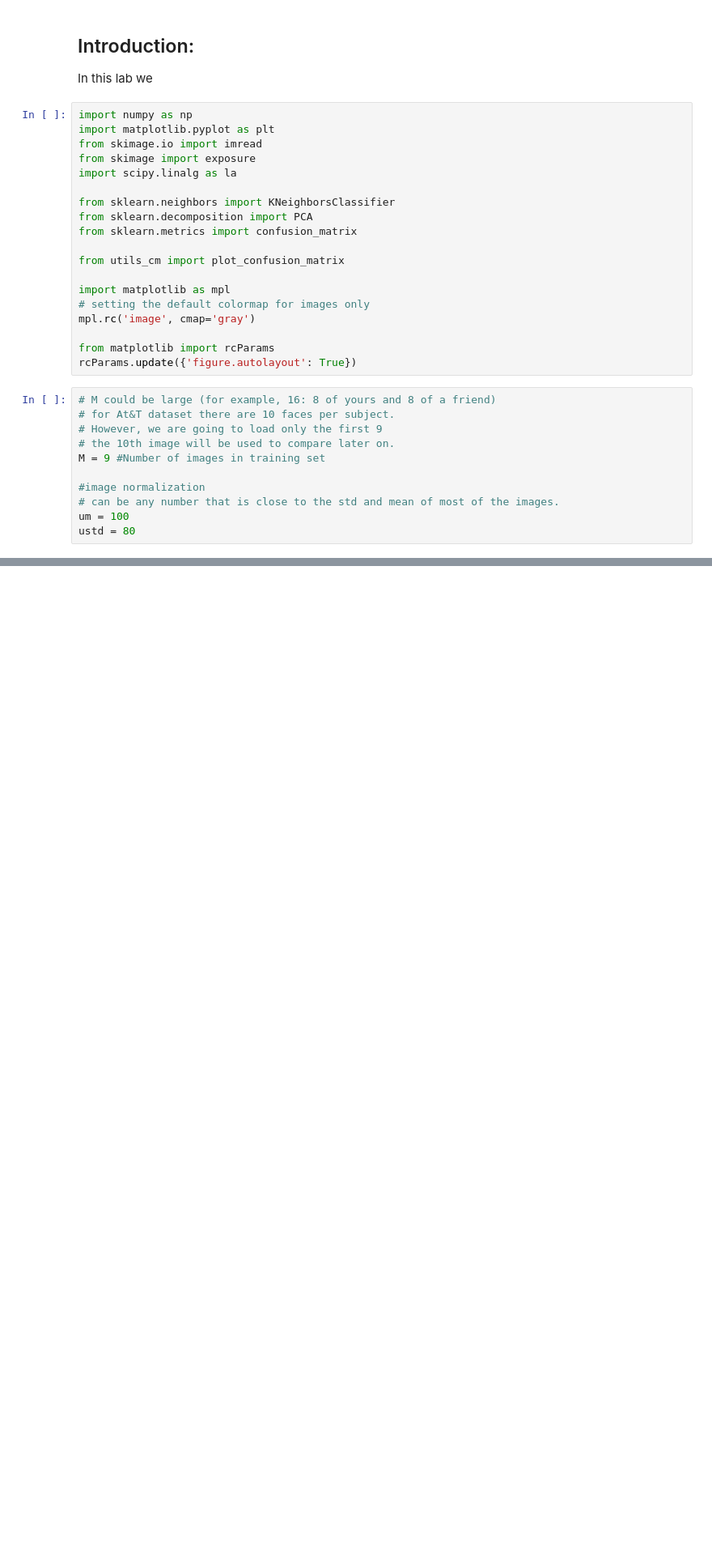
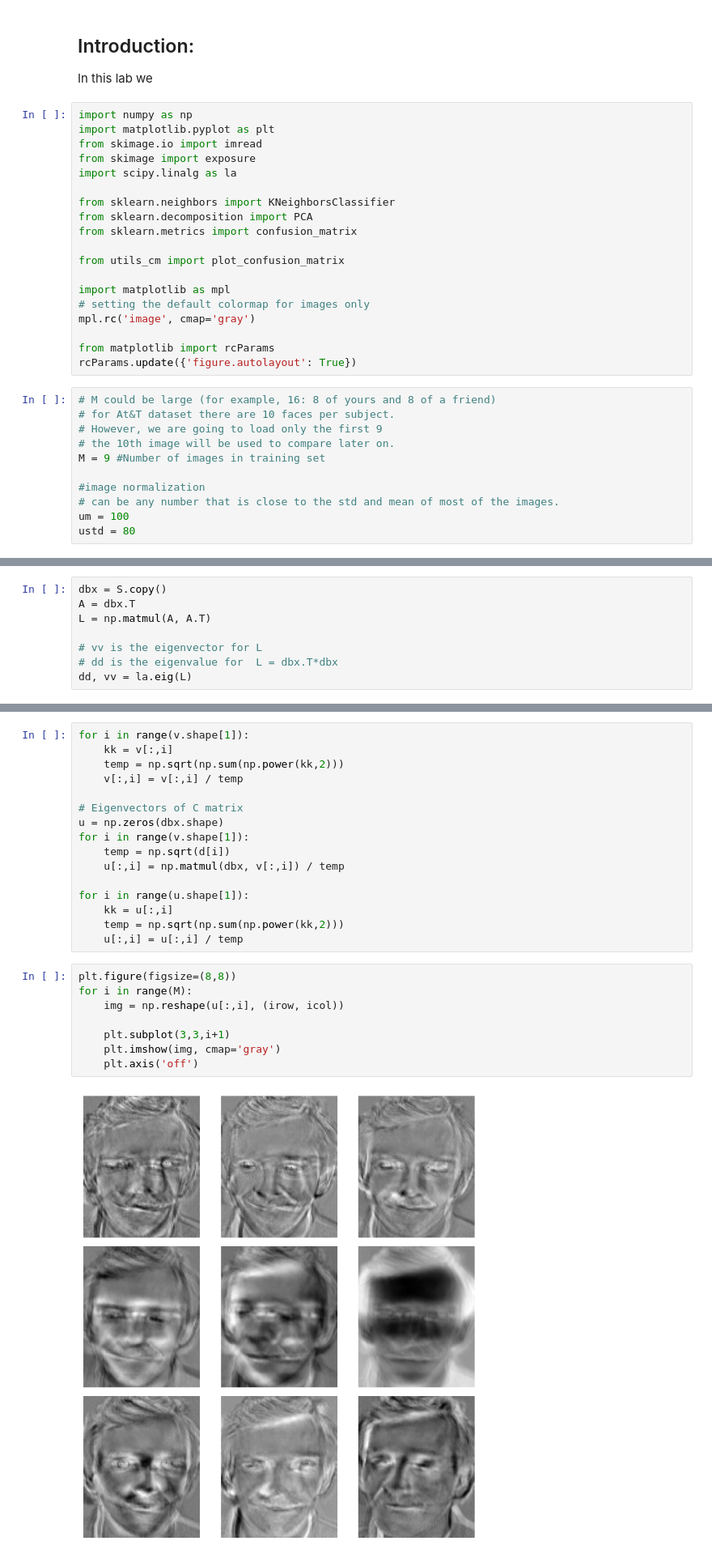
Before and after one commit to Abid-Al-Labib/ENCM-509, a Jupyter notebook: lab 6/lab06.ipynb, the cells around one changed output, grey strips where cells are left out. Shown at 81% size. Drawn from its saved outputs; the diff is of its cells as text; blank space fills up the shorter version.

```diff
--- a/lab 6/lab06.ipynb
+++ b/lab 6/lab06.ipynb
@@ -87,0 +174,8 @@ Size of each image: (112, 92) 10304
+# %%
+dbx = S.copy()
+A = dbx.T
+L = np.matmul(A, A.T)
+
+# vv is the eigenvector for L
+# dd is the eigenvalue for  L = dbx.T*dbx
+dd, vv = la.eig(L)
@@ -87,0 +206,26 @@ Size of each image: (112, 92) 10304
+# %%
+for i in range(v.shape[1]):
+    kk = v[:,i]
+    temp = np.sqrt(np.sum(np.power(kk,2)))
+    v[:,i] = v[:,i] / temp
+
+# Eigenvectors of C matrix
+u = np.zeros(dbx.shape)
+for i in range(v.shape[1]):
+    temp = np.sqrt(d[i])
+    u[:,i] = np.matmul(dbx, v[:,i]) / temp
+
+for i in range(u.shape[1]):
+    kk = u[:,i]
+    temp = np.sqrt(np.sum(np.power(kk,2)))
+    u[:,i] = u[:,i] / temp
+# %%
+plt.figure(figsize=(8,8))
+for i in range(M):
+    img = np.reshape(u[:,i], (irow, icol))
+
+    plt.subplot(3,3,i+1)
+    plt.imshow(img, cmap='gray')
+    plt.axis('off')
+# %% [output]
+[figure, added]
```
Also changed, not shown: parts of 6 cells of this notebook.
